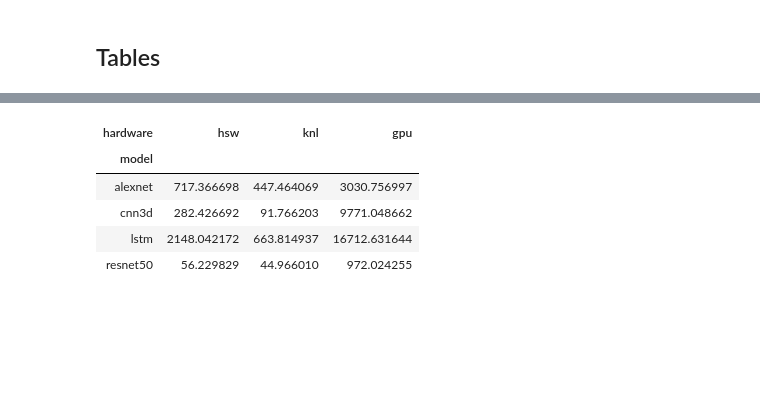
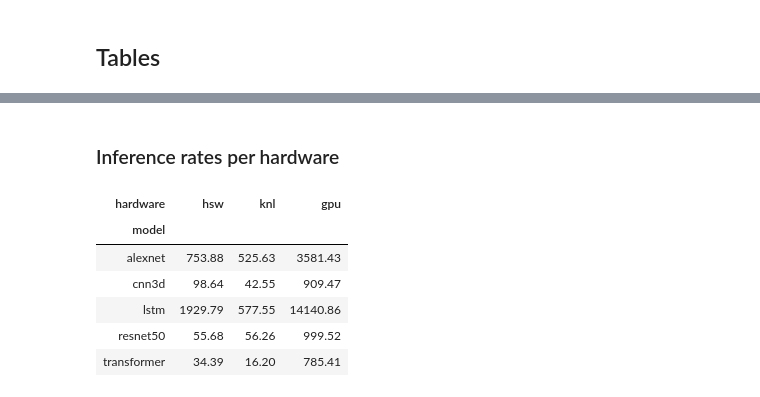
Before and after one commit to sparticlesteve/pytorch-benchmarks, a Jupyter notebook: notebooks/HardwareAnalysis.ipynb, the cells around one changed output, grey strips where cells are left out. Drawn from its saved outputs; the diff is of its cells as text; code cells hidden in the pictures; blank space fills up the shorter version.

```diff
--- a/notebooks/HardwareAnalysis.ipynb
+++ b/notebooks/HardwareAnalysis.ipynb
@@ -28,7 +37,6 @@ gpu-v1.5.0-gloo-n16/       gpu-v1.5.0-nccl-n16/  knl-v1.5.0-mpi-n1/
 # %%
 pattern = '/global/cscratch1/sd/sfarrell/pytorch-benchmarks/results/%s-%s-%s-n1/results.txt'
+version = '1.7.1'
-# %%
-version = 'v1.5.0'
 # %%
 results_files = (
     glob.glob(pattern % ('hsw', version, 'mpi')) +
@@ -63,0 +77,2 @@ results
+# %%
+pd.set_option('precision', 2)
@@ -74,10 +104,13 @@ results.groupby('model').apply(lambda g: pd.Series(data=g.train_rate.values, ind
+# %% [markdown]
+### Inference rates per hardware
 # %%
-# Evaluation rate per hardware
-results.groupby('model').apply(lambda g: pd.Series(data=g.inference_rate.values, index=g.hardware))
+inference_rates = results.groupby('model').apply(lambda g: pd.Series(data=g.inference_rate.values, index=g.hardware))
+inference_rates
 # %% [output]
 | hardware | hsw | knl | gpu |
 | model |  |  |  |
-| alexnet | 717.366698 | 447.464069 | 3030.756997 |
-| cnn3d | 282.426692 | 91.766203 | 9771.048662 |
-| lstm | 2148.042172 | 663.814937 | 16712.631644 |
-| resnet50 | 56.229829 | 44.966010 | 972.024255 |
+| alexnet | 753.88 | 525.63 | 3581.43 |
+| cnn3d | 98.64 | 42.55 | 909.47 |
+| lstm | 1929.79 | 577.55 | 14140.86 |
+| resnet50 | 55.68 | 56.26 | 999.52 |
+| transformer | 34.39 | 16.20 | 785.41 |
```
Also changed, not shown: parts of 14 cells of this notebook.
